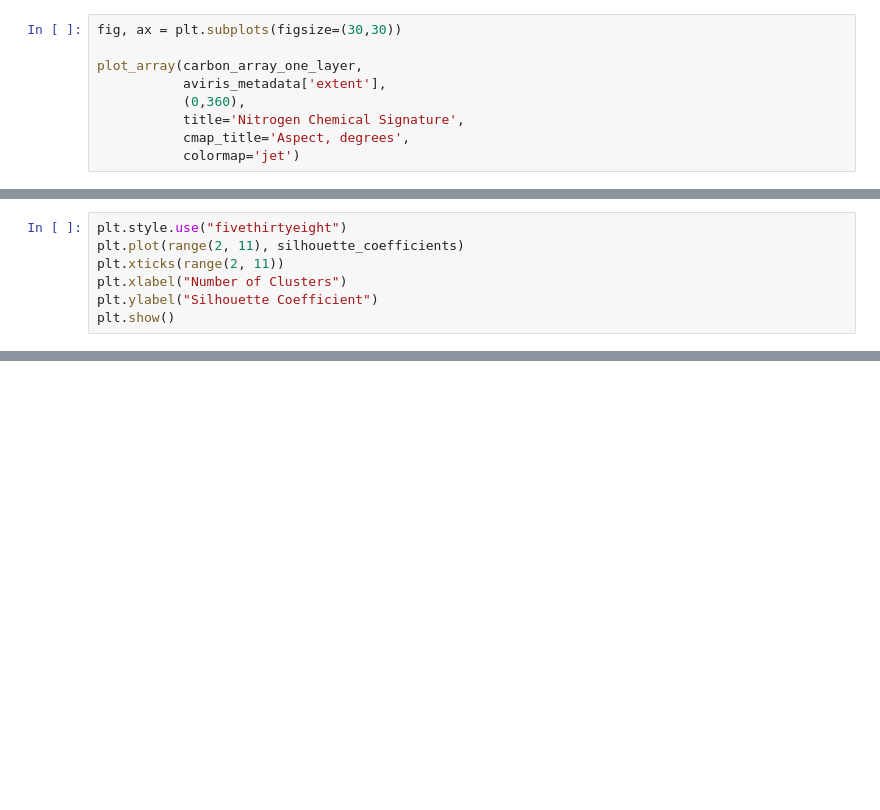
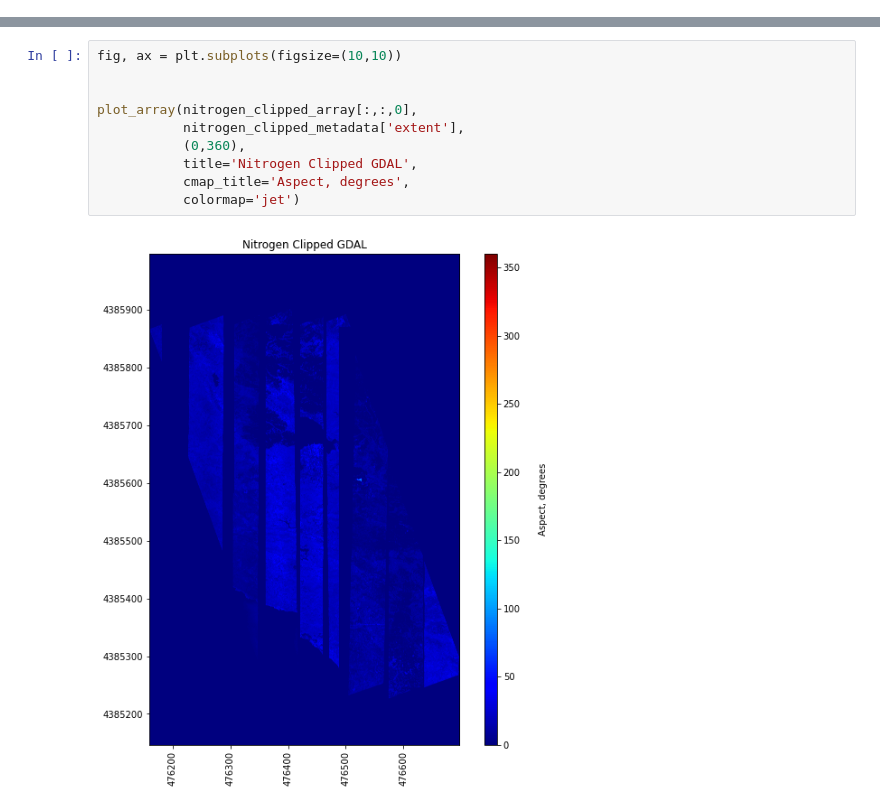
Before and after one commit to gnarledbranches/ea-2021-final-project-fire-histories-for-hydrologic-modeling, a Jupyter notebook: aviris.ipynb, the cells around one changed output, grey strips where cells are left out. Saved outputs shown, nothing was run; the diff lists cells and outputs as text; blank space fills up the shorter version.

```diff
--- a/aviris.ipynb
+++ b/aviris.ipynb
@@ -144,9 +0,0 @@ def plot_array(array,spatial_extent,colorlimit,ax=plt.gca(),title='',cmap_title=
-# %%
-fig, ax = plt.subplots(figsize=(30,30))
-
-plot_array(carbon_array_one_layer,
-           aviris_metadata['extent'],
-           (0,360),
-           title='Nitrogen Chemical Signature',
-           cmap_title='Aspect, degrees',
-           colormap='jet')
@@ -239,7 +0,0 @@ KeyboardInterrupt:
-# %%
-plt.style.use("fivethirtyeight")
-plt.plot(range(2, 11), silhouette_coefficients)
-plt.xticks(range(2, 11))
-plt.xlabel("Number of Clusters")
-plt.ylabel("Silhouette Coefficient")
-plt.show()
@@ -245,0 +337,12 @@ plt.show()
+# %%
+fig, ax = plt.subplots(figsize=(10,10))
+
+
+plot_array(nitrogen_clipped_array[:,:,0],
+           nitrogen_clipped_metadata['extent'],
+           (0,360),
+           title='Nitrogen Clipped GDAL',
+           cmap_title='Aspect, degrees',
+           colormap='jet')
+# %% [output]
+[figure, added]
```
Also changed, not shown: parts of 45 cells of this notebook.
